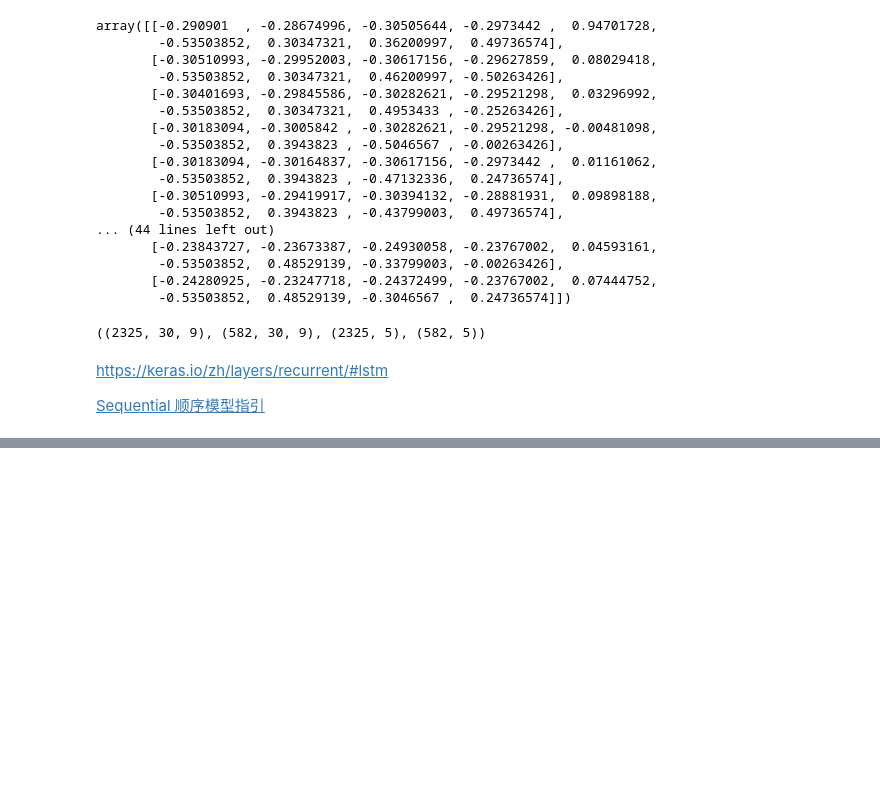
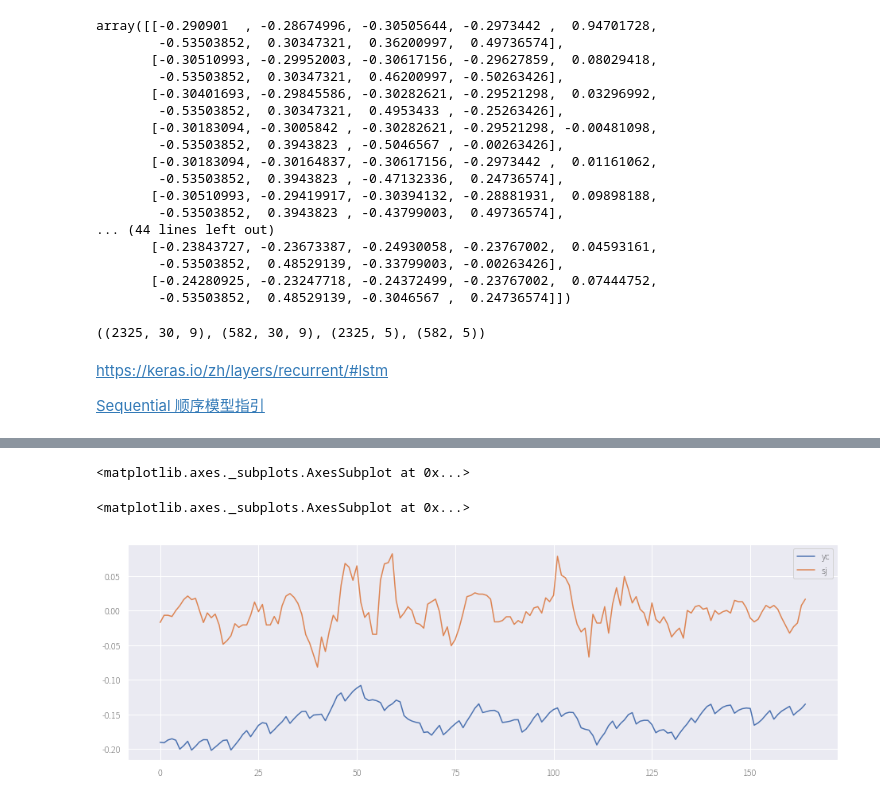
Before and after one commit to GuQiangJS/finance_ai_py, a Jupyter notebook: samples/keras/LSTM_NEW.ipynb, the cells around one changed output, grey strips where cells are left out. Cells and saved outputs as stored; diff of their text form; code cells hidden in the pictures; blank space fills up the shorter version.

```diff
--- a/samples/keras/LSTM_NEW.ipynb
+++ b/samples/keras/LSTM_NEW.ipynb
@@ -264,0 +267,11 @@ ValueError: Error when checking model input: the list of Numpy arrays that you a
+# %%
+X,Y=buildData(data_norm[-200:])
+
+X_np=toNpArray(X)
+Y_np=toNpArray(Y)
+
+# x: 输入数据，Numpy 数组（或者如果模型有多个输入，则为 Numpy 数组列表）。
+# batch_size: 整数。如未指定，默认为 32。
+# verbose: 日志显示模式，0 或 1。
+# steps: 声明预测结束之前的总步数（批次样本）。默认值 None。
+Y_pred=model.predict(X_np,verbose=1)
@@ -264,0 +302,6 @@ ValueError: Error when checking model input: the list of Numpy arrays that you a
+# %%
+test=[]
+for i in range(len(Y_pred)):
+    df=pd.DataFrame(Y_pred[i],index=Y[i].index,columns=['预测值']).join(Y[i])
+    print(df)
+    test.append(df)
@@ -264,0 +326,13 @@ ValueError: Error when checking model input: the list of Numpy arrays that you a
+# %%
+ce_yc=[]
+ce_sj=[]
+for t in test:
+    ce=t.iloc[-1]-t.iloc[0]#差额
+    ce_yc.append(ce['预测值'])
+    ce_sj.append(ce['close'])
+sns.lineplot(x=range(len(ce_yc)),y=ce_yc,label='yc')
+sns.lineplot(x=range(len(ce_sj)),y=ce_sj,label='sj')
+# %% [output]
+<matplotlib.axes._subplots.AxesSubplot at 0x...>
+<matplotlib.axes._subplots.AxesSubplot at 0x...>
+[figure, added]
```
Also changed, not shown: parts of 12 cells of this notebook.
